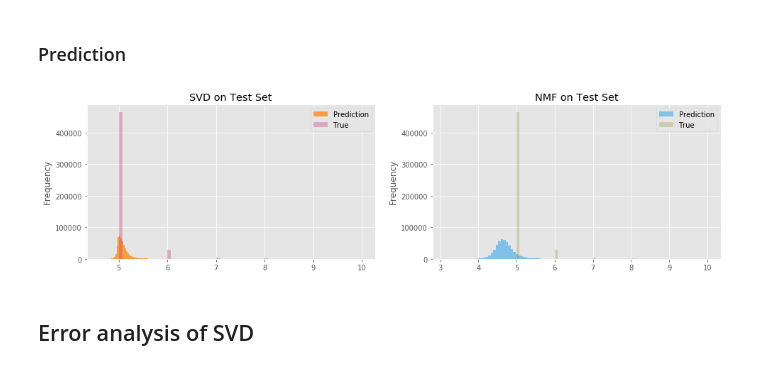
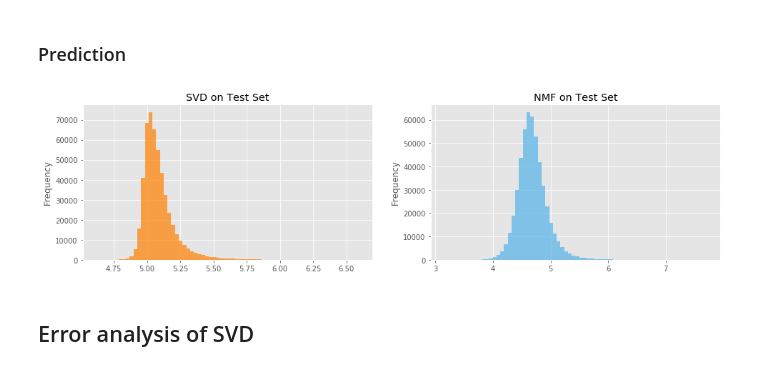
Before and after one commit to zengyu714/food-chi, a Jupyter notebook: collab_filter_analysis.ipynb, the cells around one changed output. Cells and saved outputs as stored; diff of their text form; code cells hidden in the pictures.

Commit message:
Update figures in notebook

```diff
--- a/collab_filter_analysis.ipynb
+++ b/collab_filter_analysis.ipynb
@@ -121,11 +121,9 @@ NMF | Recall: 0.5393
 # %%
 f, (ax1, ax2) = plt.subplots(1, 2, figsize=(16, 4))
 df_svd_test.estimation.plot(ax=ax1, kind='hist', bins=70, title='SVD on Test Set', color="#FF8000", alpha=0.7, label="Prediction");
-df_svd_test.rating.plot(ax=ax1, kind='hist', bins=70, color="#C62168", alpha=0.3, label="True"); ax1.legend();
 df_nmf_test.estimation.plot(ax=ax2, kind='hist', bins=70, title='NMF on Test Set', color="#56B4E9", alpha=0.7, label="Prediction");
-df_nmf_test.rating.plot(ax=ax2, kind='hist', bins=70, color="#8D9440", alpha=0.3, label="True"); ax2.legend();
 # %% [output]
-[figure, old version]
+[figure, new version]
 # %% [markdown]
 ## Error analysis of SVD
 # %%
```
Also changed, not shown: parts of 3 cells of this notebook.
